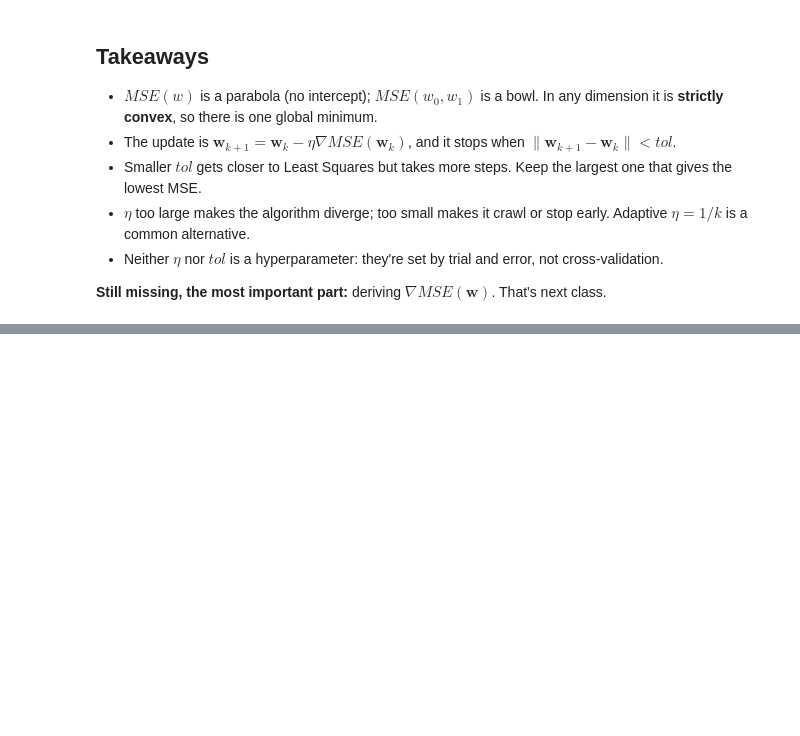
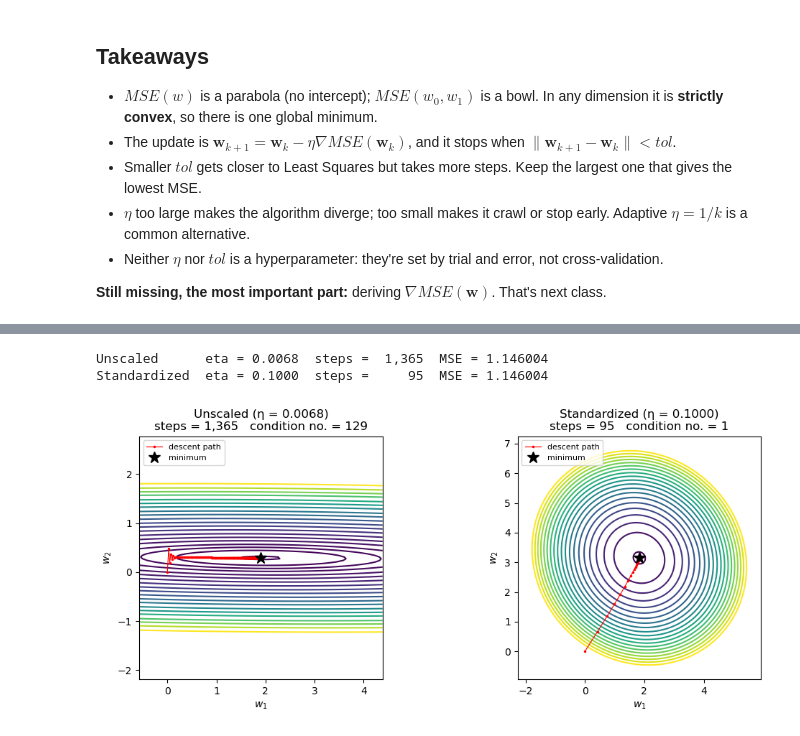
Before and after one commit to AdiRosenstock/STAT-362-Advanced-Machine-Learning, a Jupyter notebook: Notebook.ipynb, the cells around one changed output, grey strips where cells are left out. Cells and saved outputs as stored; diff of their text form; code cells hidden in the pictures; blank space fills up the shorter version.

```diff
--- a/Notebook.ipynb
+++ b/Notebook.ipynb
@@ -340,0 +561,48 @@ Both adaptive schedules go wrong in different ways:
+# %%
+def run_gd(X_, y_, eta, tol=1e-9, max_iter=200_000):
+    w, path = np.zeros(X_.shape[1]), []
+    for _ in range(max_iter):
+        path.append(w.copy())
+        w_next = w - eta * (2 / len(y_)) * X_.T @ (X_ @ w - y_)
+        if np.linalg.norm(w_next - w) < tol:
+            w = w_next
+            break
+        w = w_next
+    return w, np.array(path)
+
+# Two features on different orders of magnitude (centered, so no intercept needed)
+x1 = rng.normal(0, 1, M)
+x2 = rng.normal(0, 10, M)                         # 10x bigger than x1
+y_sc = 2 * x1 + 0.3 * x2 + rng.normal(0, 1, M)
+y_sc = y_sc - y_sc.mean()
+
+X_raw = np.column_stack([x1, x2])
+X_raw = X_raw - X_raw.mean(axis=0)
+X_std = X_raw / X_raw.std(axis=0)
+
+# eta: as large as we dare for the unscaled bowl, a "reasonable" 0.1 for the scaled one
+setups = {"Unscaled": (X_raw, 1.6 / np.linalg.eigvalsh((2 / M) * X_raw.T @ X_raw).max()),
+          "Standardized": (X_std, 0.1)}
+
+fig, ax = plt.subplots(1, 2, figsize=(11, 4.5))
+for a_, (name, (X_, eta)) in zip(ax, setups.items()):
+    w_s, p_s = run_gd(X_, y_sc, eta)
+    eig = np.linalg.eigvalsh((2 / M) * X_.T @ X_)
+    w_opt = np.linalg.solve(X_.T @ X_, X_.T @ y_sc)
+
+    span = 1.3 * np.abs(p_s - w_opt).max()
+    g1, g2 = np.meshgrid(np.linspace(w_opt[0] - span, w_opt[0] + span, 150),
+                         np.linspace(w_opt[1] - span, w_opt[1] + span, 150))
+    C = np.mean((y_sc - (g1[..., None] * X_[:, 0] + g2[..., None] * X_[:, 1])) ** 2, axis=-1)
+    a_.contour(g1, g2, C, levels=np.quantile(C, np.linspace(0.002, 0.6, 20)), cmap="viridis")
+    a_.plot(p_s[:, 0], p_s[:, 1], "r.-", ms=3, lw=0.8, label="descent path")
+    a_.plot(*w_opt, "k*", ms=12, label="minimum")
+    a_.set_aspect("equal")
+    a_.set_title(f"{name} (η = {eta:.4f})\nsteps = {len(p_s):,}   condition no. = {eig.max() / eig.min():,.0f}")
+    a_.set_xlabel(r"$w_1$"); a_.set_ylabel(r"$w_2$"); a_.legend(fontsize=8, loc="upper left")
+    print(f"{name:<13} eta = {eta:.4f}  steps = {len(p_s):>6,}  MSE = {np.mean((y_sc - X_ @ w_s) ** 2):.6f}")
+plt.tight_layout(); plt.show()
+# %% [output]
+Unscaled      eta = 0.0068  steps =  1,365  MSE = 1.146004
+Standardized  eta = 0.1000  steps =     95  MSE = 1.146004
+[figure, added]
```
Also changed, not shown: parts of 13 cells of this notebook, 2 other files.
